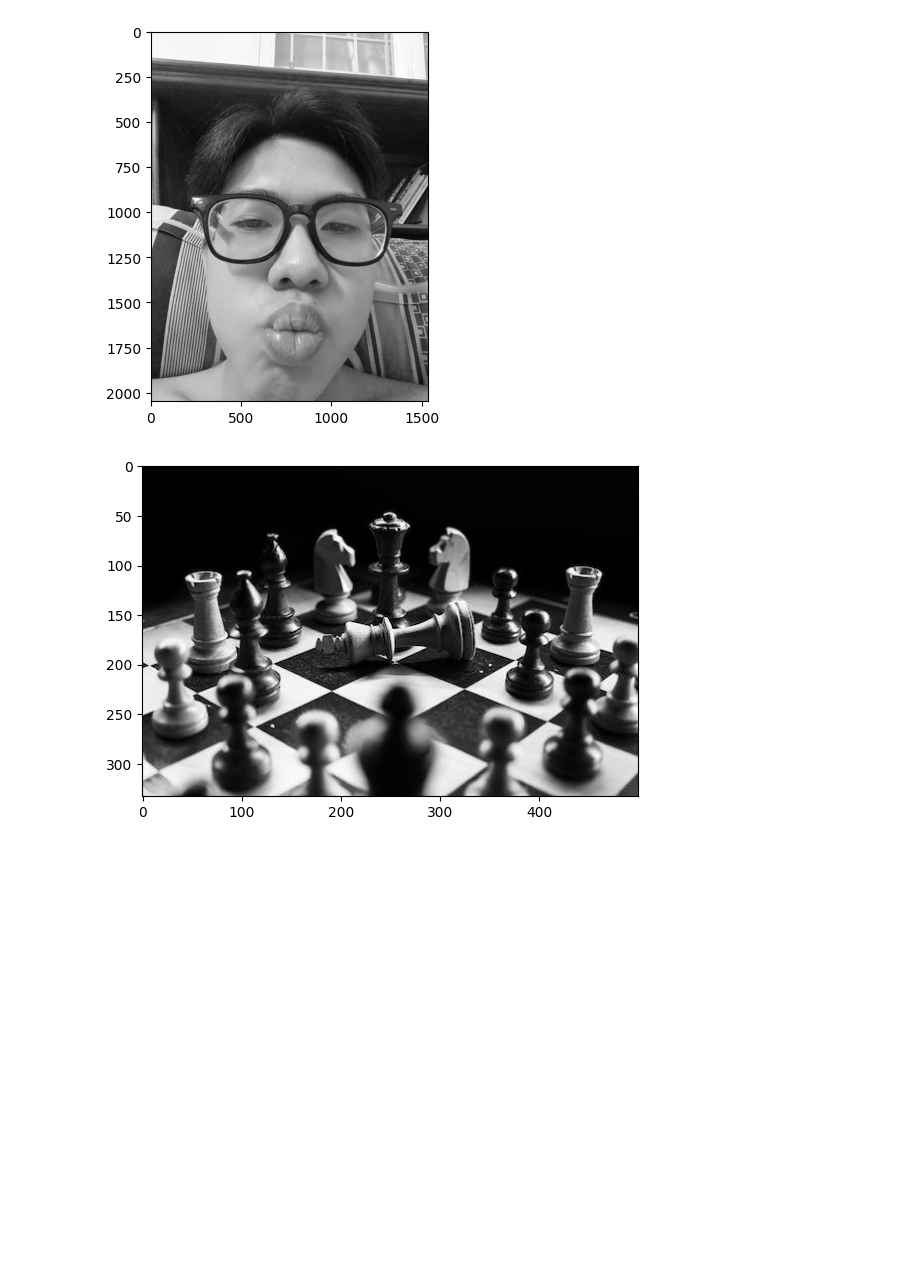
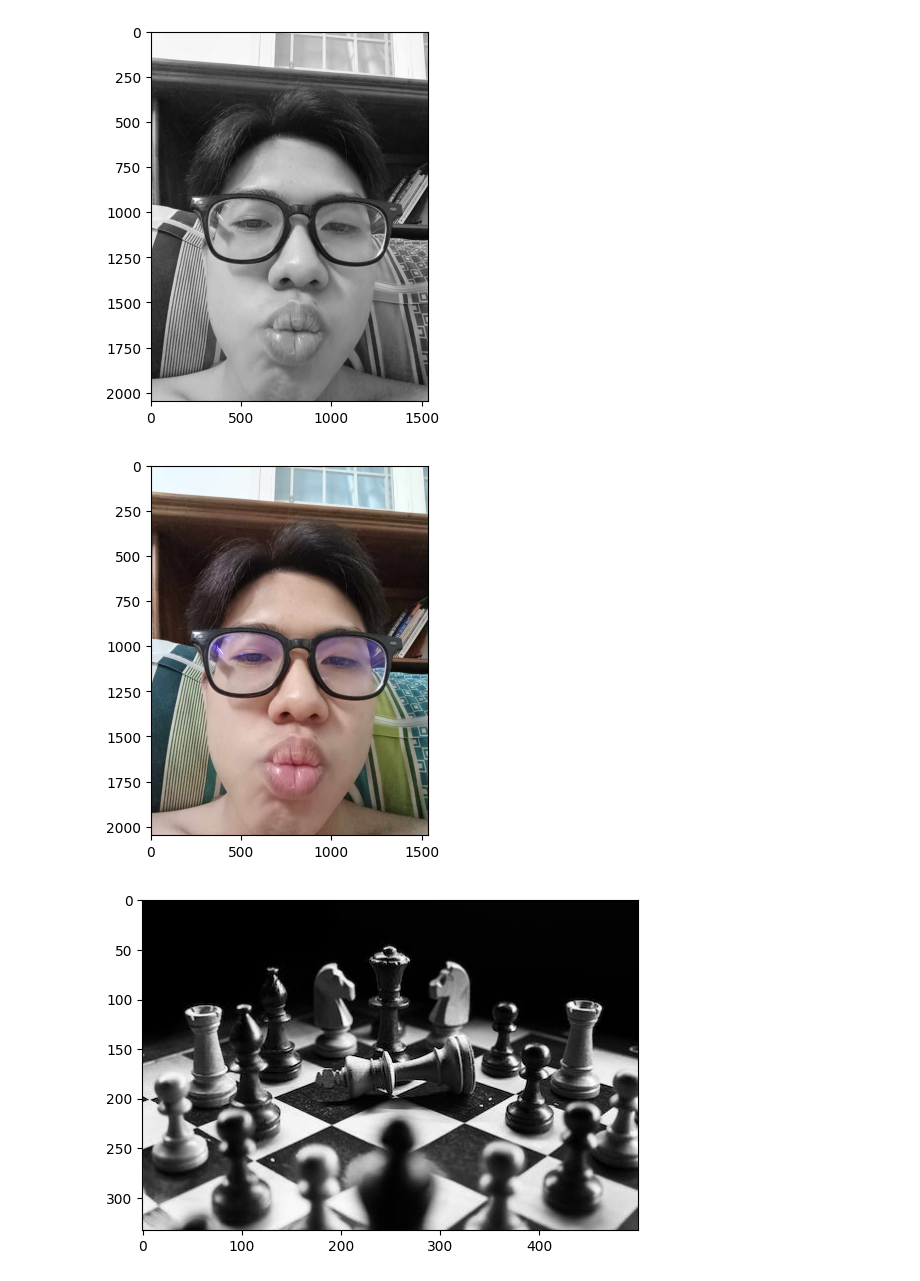
Before and after one commit to Jenniferduong20012004/JennyLearningAI, a Jupyter notebook: vector_and_matrix.ipynb, the cells around one changed output. Cells and saved outputs as stored; diff of their text form; code cells hidden in the pictures; blank space fills up the shorter version.

```diff
--- a/vector_and_matrix.ipynb
+++ b/vector_and_matrix.ipynb
@@ -92,6 +92,16 @@ plt.imshow(data2, cmap = "gray")
 plt.show()
 # %% [output]
 [figure]
+# %%
+
+import cv2
+
+img2 = cv2.imread ('/content/drive/MyDrive/423454912_937168784605632_6479017447325050339_n.jpg',1) # số 0 ảnh sáng, số 1 ảnh màu
+img2 = cv2.cvtColor (img2, cv2.COLOR_BGR2RGB)
+plt.imshow(img2)
+plt.show()
+# %% [output]
+[figure, added]
 # %%
 #use matplotlib
 import matplotlib.pyplot as plt
```
